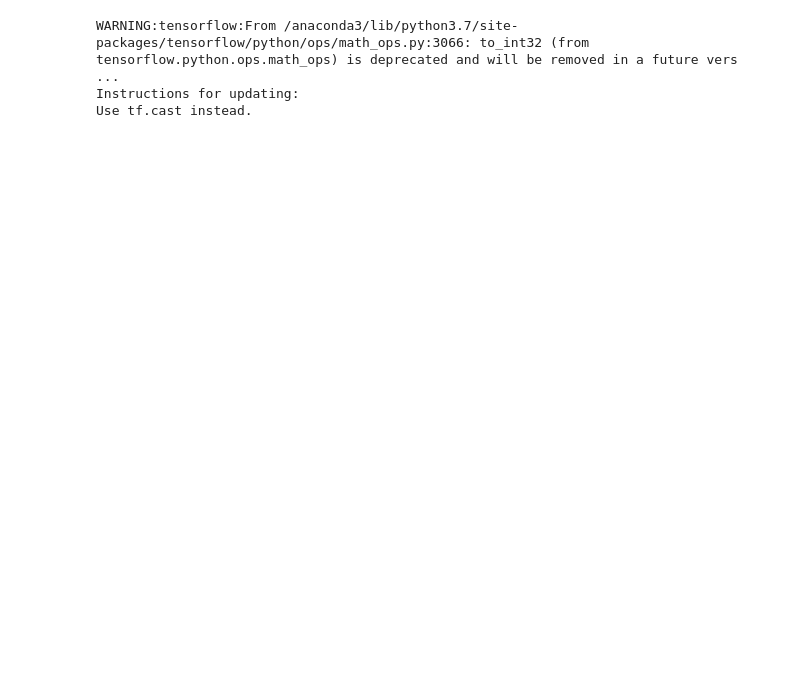
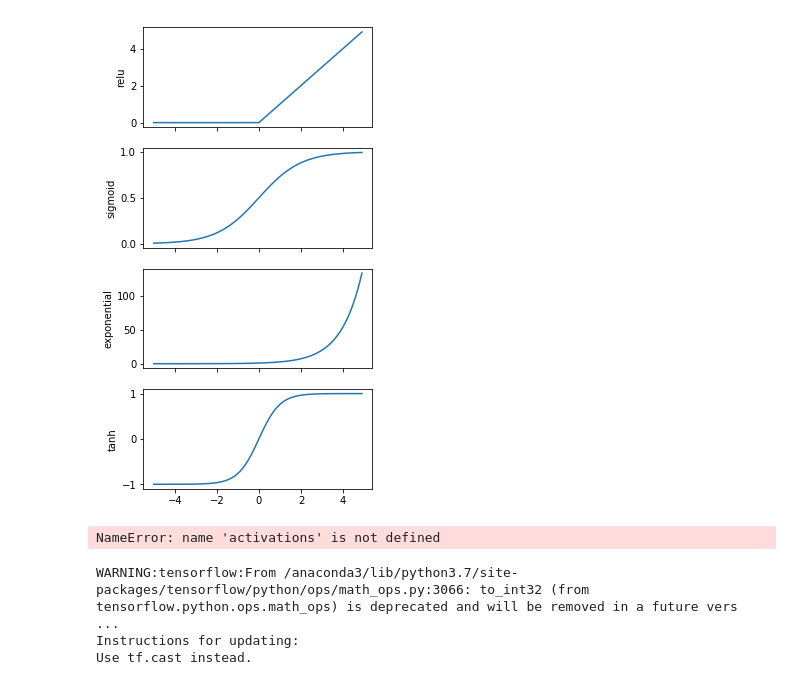
Before and after one commit to ellisbrown/BNN-Uncertainty, a Jupyter notebook: Untitled.ipynb, the cells around one changed output. Cells and saved outputs as stored; diff of their text form; code cells hidden in the pictures; blank space fills up the shorter version.

```diff
--- a/Untitled.ipynb
+++ b/Untitled.ipynb
@@ -50,3 +111,30 @@ Colocations handled automatically by placer.
+# %%
+def plot_activation_fn(activation, lo=-5, hi=5, step=0.1, sess=None, ax=None):
+    if sess is None:
+        sess = tf.Session()
+    if ax is None:
+        _, ax = plt.subplots(1, 1)
+    x = np.arange(lo, hi, step)
+    activation_fn = keras.activations.get(activation)
+    y = activation_fn(x).eval(session=sess)
+    ax.plot(x, y)
+    ax.set(ylabel=activation)
+    return ax
+# %%
+activations = ['relu', 'sigmoid', 'exponential', 'tanh']
+fig, axes = plt.subplots(len(activations), sharex=True)
+fig.set_figwidth(4)
+fig.set_figheight(1.75 * len(activations))
+fig.tight_layout()
+for i in range(len(activations)):
+    ax = axes[i]
+    plot_activation_fn(activations[i], -5, 5, ax=ax)
+# %% [output]
+[figure, added]
+# %%
+activations
+# %% [output]
+NameError: name 'activations' is not defined
 # %%
 net.model = load_model("models/mauna_loa.h5")
 # %% [output]
```
Also changed, not shown: parts of 14 cells of this notebook, 2 other files.
